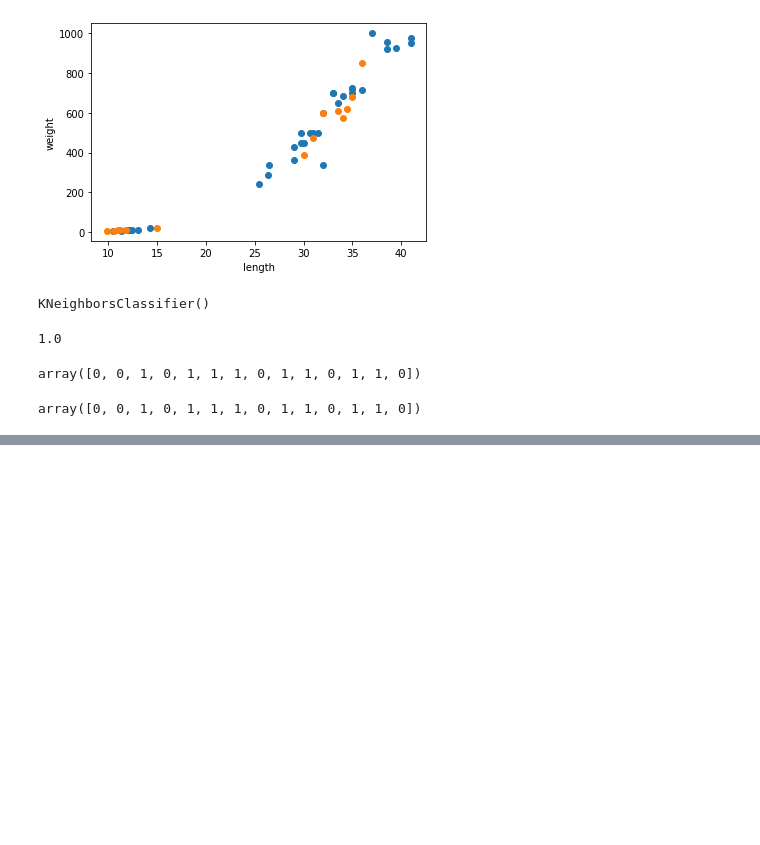
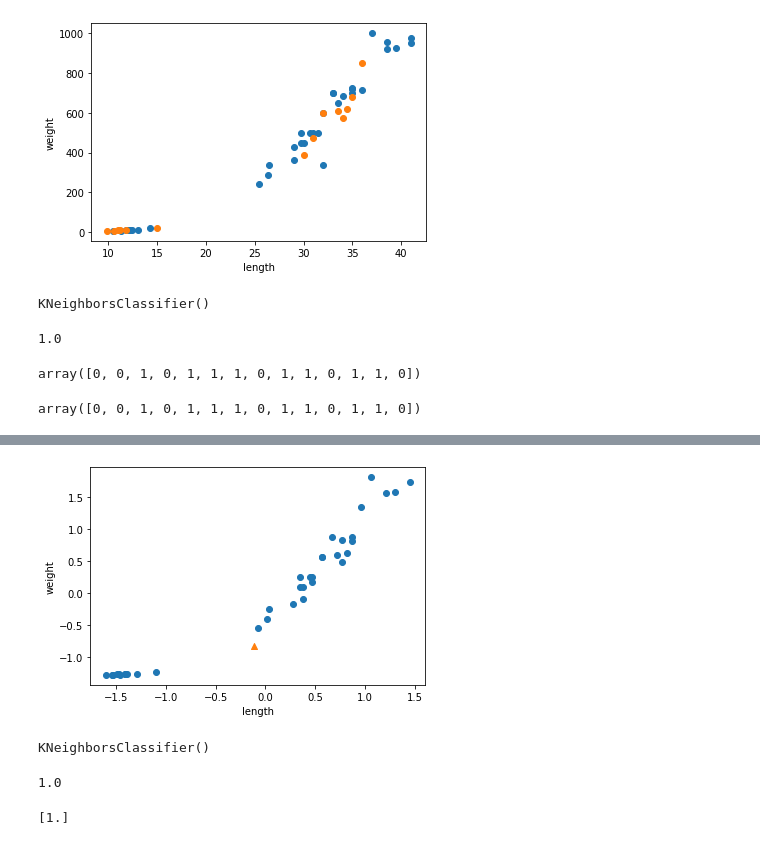
Before and after one commit to Ruinenhaft/Unknown_3, a Jupyter notebook: fish.ipynb, the cells around one changed output, grey strips where cells are left out. Saved outputs shown, nothing was run; the diff lists cells and outputs as text; code cells hidden in the pictures; blank space fills up the shorter version.

Commit message:
'add_scaled'

```diff
--- a/fish.ipynb
+++ b/fish.ipynb
@@ -231,0 +289,9 @@ array([0, 0, 1, 0, 1, 1, 1, 0, 1, 1, 0, 1, 1, 0])
+# %%
+# 거의 일직선으로 표기된 그래프를 볼 수 있다.
+# 이것은 길이는 무게에 비해 큰 영향을 못끼치는 데이터인것으로 확인.
+# 이러한 모습을 스케일이 다르다고 표현한다.
+# 데이터를 표현하는 기준이 다르면 알고리즘이 올바르게 예측할 수 없다.
+# 거리기반일때 특히 그런편.
+# 전처리가 필요.
+mean = np.mean(X_train, axis = 0)
+std = np.std(X_train, axis = 0)
@@ -231,0 +302,18 @@ array([0, 0, 1, 0, 1, 1, 1, 0, 1, 1, 0, 1, 1, 0])
+# %%
+# 각 특성마다의 평균과 표준편차가 구해졌다.
+# 이제 원본 데이터에서 평균을 빼고 표준편차로 나눈 '표준점수'로 변환.
+train_scaled = (X_train - mean) / std
+# %%
+# 이제 스케일된 값들과 스케일된 샘플데이터를 가지고 그래프로 표기
+new = ([25, 150] - mean) / std
+plt.scatter(train_scaled[:,0], train_scaled[:,1])
+plt.scatter(new[0], new[1], marker='^')
+plt.xlabel('length')
+plt.ylabel('weight')
+plt.show()
+# %% [output]
+[figure, added]
+# %%
+kn.fit(train_scaled, y_train)
+# %% [output]
+KNeighborsClassifier()
@@ -231,0 +323,8 @@ array([0, 0, 1, 0, 1, 1, 1, 0, 1, 1, 0, 1, 1, 0])
+# %%
+kn.score(test_scaled, y_test)
+# %% [output]
+1.0
+# %%
+print(kn.predict([new]))
+# %% [output]
+[1.]
```
Also changed, not shown: parts of 18 cells of this notebook.
